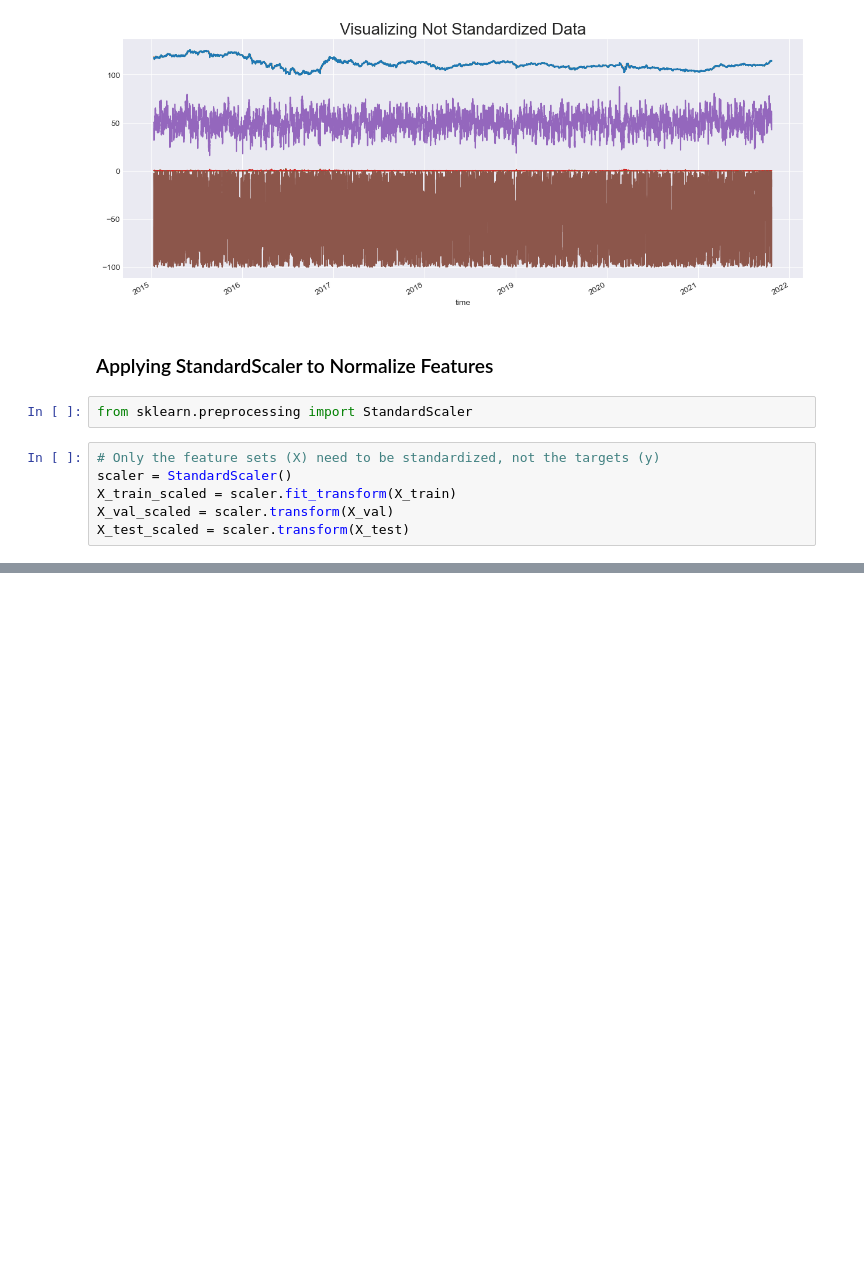
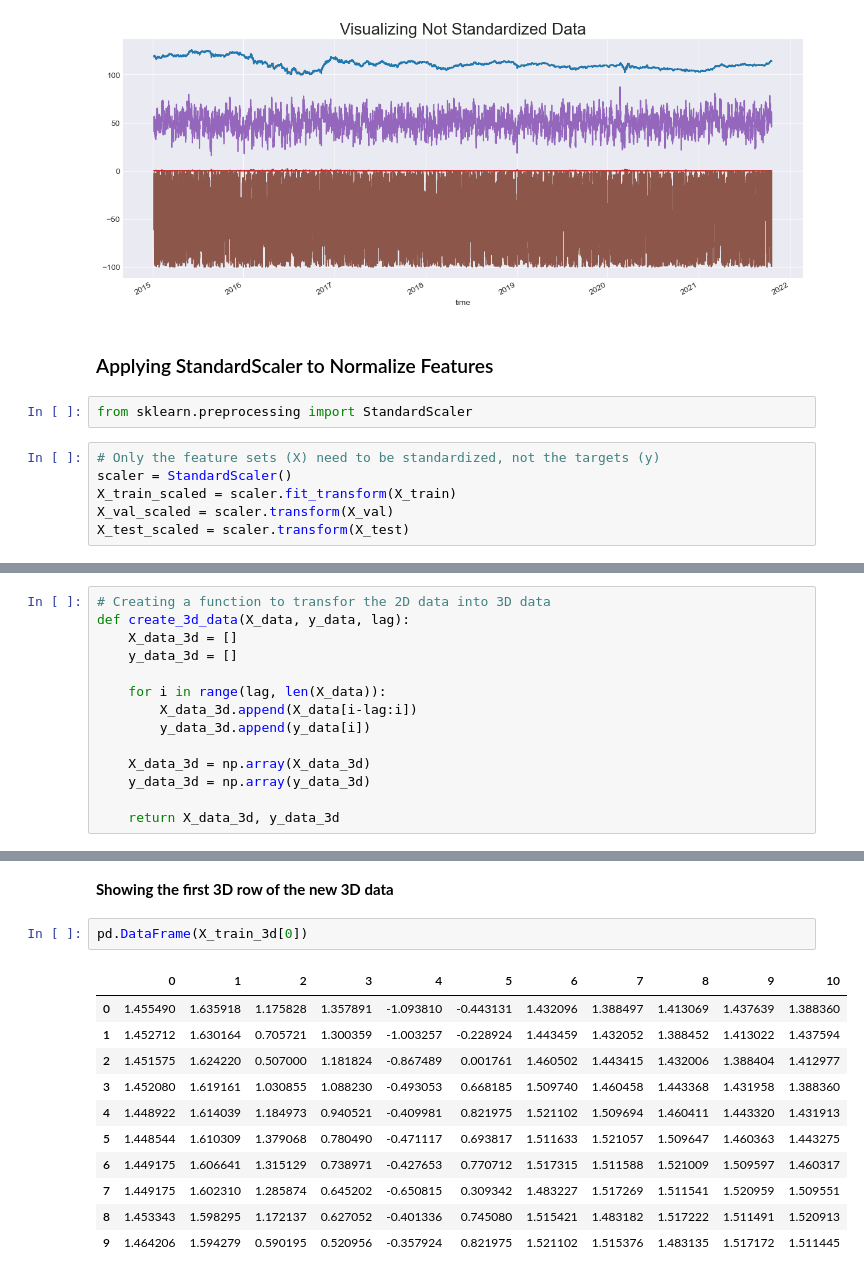
Before and after one commit to YarosInter/Time-Series-LSTM-Neural-Network, a Jupyter notebook: Classifier_LSTM_Neural_Network.ipynb, the cells around one changed output, grey strips where cells are left out. Cells and saved outputs as stored; diff of their text form; blank space fills up the shorter version.

```diff
--- a/Classifier_LSTM_Neural_Network.ipynb
+++ b/Classifier_LSTM_Neural_Network.ipynb
@@ -141,0 +146,14 @@ plt.show()
+# %%
+# Creating a function to transfor the 2D data into 3D data
+def create_3d_data(X_data, y_data, lag):
+    X_data_3d = []
+    y_data_3d = []
+
+    for i in range(lag, len(X_data)):
+        X_data_3d.append(X_data[i-lag:i])
+        y_data_3d.append(y_data[i])
+
+    X_data_3d = np.array(X_data_3d)
+    y_data_3d = np.array(y_data_3d)
+
+    return X_data_3d, y_data_3d
@@ -141,0 +176,16 @@ plt.show()
+# %% [markdown]
+**Showing the first 3D row of the new 3D data**
+# %%
+pd.DataFrame(X_train_3d[0])
+# %% [output]
+|  | 0 | 1 | 2 | 3 | 4 | 5 | 6 | 7 | 8 | 9 | 10 |
+| 0 | 1.455490 | 1.635918 | 1.175828 | 1.357891 | -1.093810 | -0.443131 | 1.432096 | 1.388497 | 1.413069 | 1.437639 | 1.388360 |
+| 1 | 1.452712 | 1.630164 | 0.705721 | 1.300359 | -1.003257 | -0.228924 | 1.443459 | 1.432052 | 1.388452 | 1.413022 | 1.437594 |
+| 2 | 1.451575 | 1.624220 | 0.507000 | 1.181824 | -0.867489 | 0.001761 | 1.460502 | 1.443415 | 1.432006 | 1.388404 | 1.412977 |
+| 3 | 1.452080 | 1.619161 | 1.030855 | 1.088230 | -0.493053 | 0.668185 | 1.509740 | 1.460458 | 1.443368 | 1.431958 | 1.388360 |
+| 4 | 1.448922 | 1.614039 | 1.184973 | 0.940521 | -0.409981 | 0.821975 | 1.521102 | 1.509694 | 1.460411 | 1.443320 | 1.431913 |
+| 5 | 1.448544 | 1.610309 | 1.379068 | 0.780490 | -0.471117 | 0.693817 | 1.511633 | 1.521057 | 1.509647 | 1.460363 | 1.443275 |
+| 6 | 1.449175 | 1.606641 | 1.315129 | 0.738971 | -0.427653 | 0.770712 | 1.517315 | 1.511588 | 1.521009 | 1.509597 | 1.460317 |
+| 7 | 1.449175 | 1.602310 | 1.285874 | 0.645202 | -0.650815 | 0.309342 | 1.483227 | 1.517269 | 1.511541 | 1.520959 | 1.509551 |
+| 8 | 1.453343 | 1.598295 | 1.172137 | 0.627052 | -0.401336 | 0.745080 | 1.515421 | 1.483182 | 1.517222 | 1.511491 | 1.520913 |
+| 9 | 1.464206 | 1.594279 | 0.590195 | 0.520956 | -0.357924 | 0.821975 | 1.521102 | 1.515376 | 1.483135 | 1.517172 | 1.511445 |
```
Also changed, not shown: parts of 28 cells of this notebook, 6 other files.
